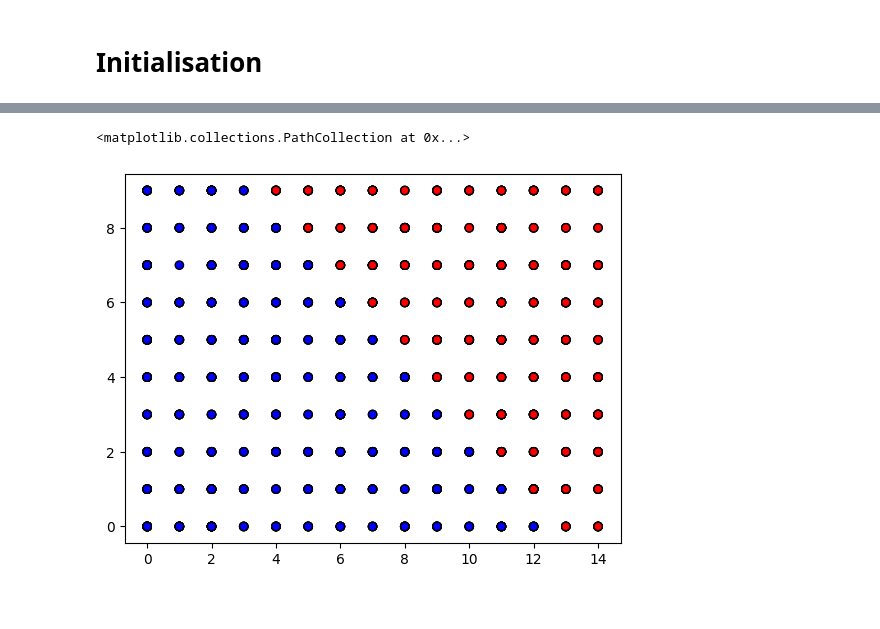
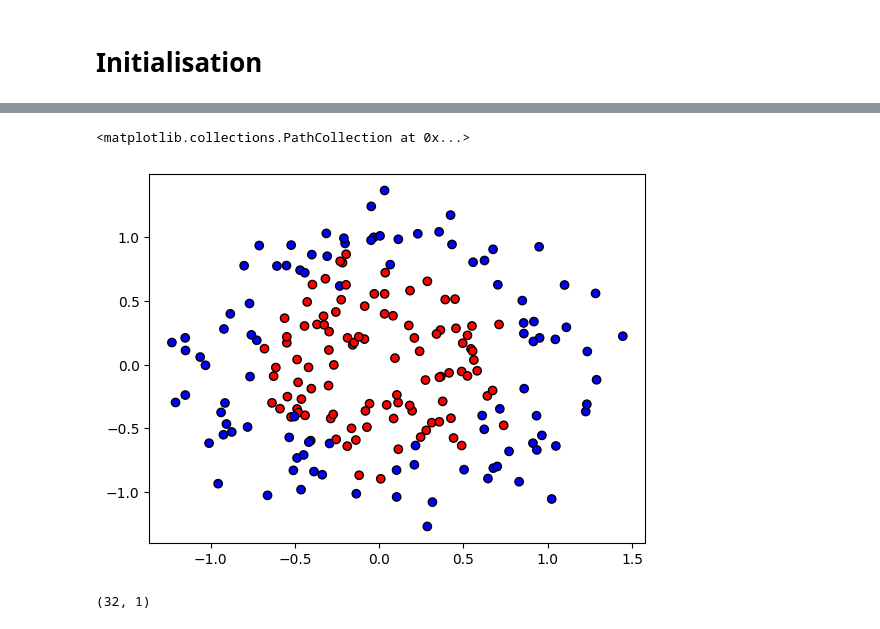
Before and after one commit to mahalmadane/MachineLearning, a Jupyter notebook: multi_couches_neurone.ipynb, the cells around one changed output, grey strips where cells are left out. Saved outputs shown, nothing was run; the diff lists cells and outputs as text; code cells hidden in the pictures.

```diff
--- a/multi_couches_neurone.ipynb
+++ b/multi_couches_neurone.ipynb
@@ -206,13 +206,19 @@ array([[1],
        [1],
        [1]])
 # %%
-# X,Y=make_circles(shuffle= True, noise=0.2, factor=0.5, random_state=1,n_samples=100)
-# Y=Y.reshape(-1,1)
-X=data[['experience_years','projet']].to_numpy()
-Y=data['embaucher'].to_numpy().reshape(-1,1)
+X,Y=make_circles(shuffle= True, noise=0.2, factor=0.5, random_state=1,n_samples=200)
+Y=Y.reshape(-1,1)
+# X=data[['experience_years','projet']].to_numpy()
+# Y=data['embaucher'].to_numpy().reshape(-1,1)
 plt.scatter(X[:,0],X[:,1],c=Y,cmap='bwr',edgecolors='k')
 # %% [output]
 <matplotlib.collections.PathCollection at 0x...>
-[figure, old version]
+[figure, new version]
+# %%
+couches=np.zeros((1, 32))+32
+couches[0,31]=1
+couches.reshape(-1,1).shape
+# %% [output]
+(32, 1)
 # %%
 # Initiation dernier couches toujours 1
```
Also changed, not shown: parts of 4 cells of this notebook.
